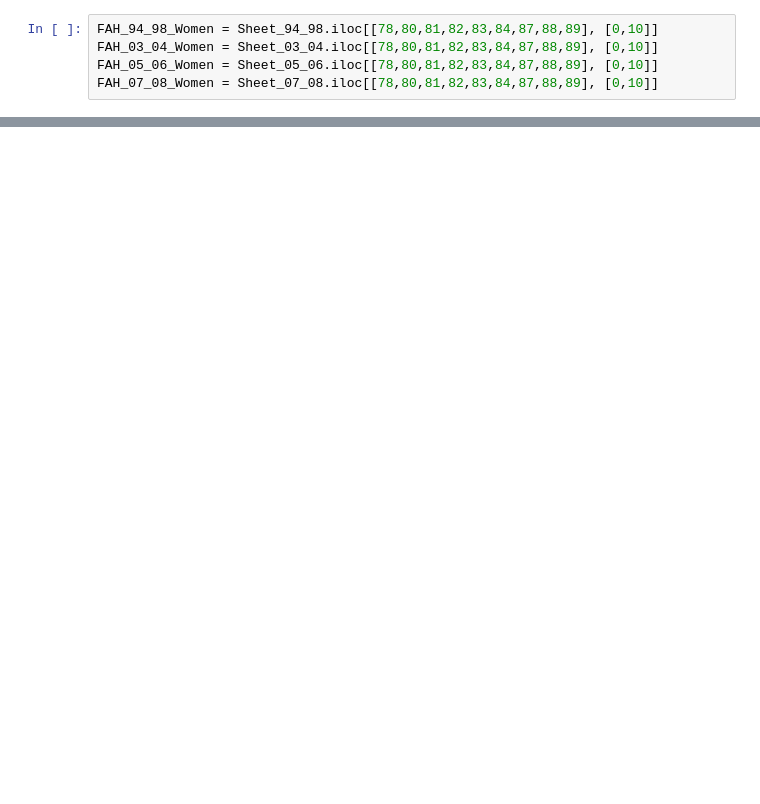
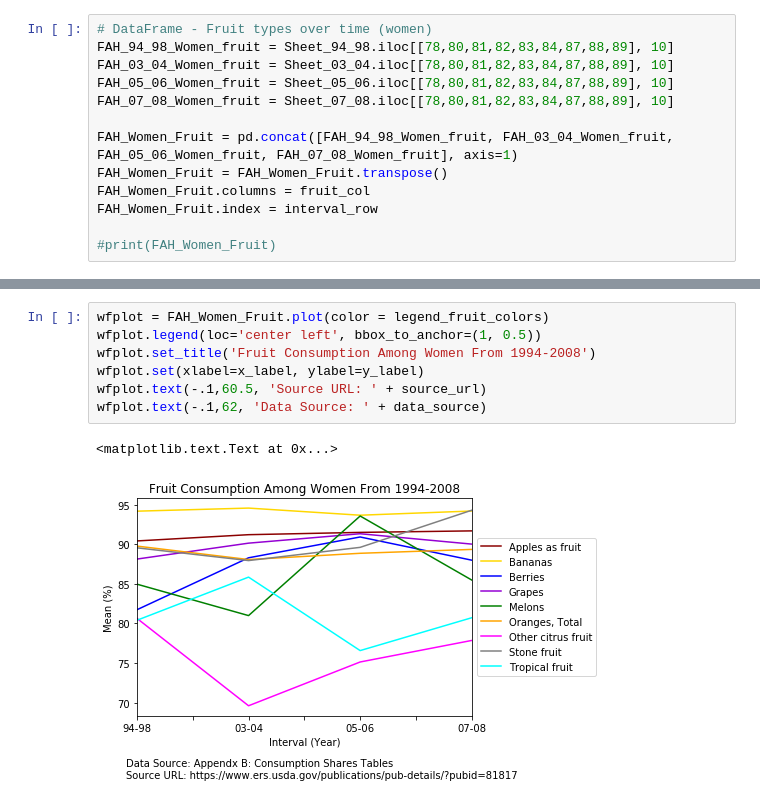
Before and after one commit to maismin/CSC59969S17HW1, a Jupyter notebook: prob2/prob2.ipynb, the cells around one changed output, grey strips where cells are left out. Saved outputs shown, nothing was run; the diff lists cells and outputs as text; blank space fills up the shorter version.

```diff
--- a/prob2/prob2.ipynb
+++ b/prob2/prob2.ipynb
@@ -29,5 +41,13 @@ print(type(FAH_Men))
 # %%
-FAH_94_98_Women = Sheet_94_98.iloc[[78,80,81,82,83,84,87,88,89], [0,10]]
-FAH_03_04_Women = Sheet_03_04.iloc[[78,80,81,82,83,84,87,88,89], [0,10]]
-FAH_05_06_Women = Sheet_05_06.iloc[[78,80,81,82,83,84,87,88,89], [0,10]]
-FAH_07_08_Women = Sheet_07_08.iloc[[78,80,81,82,83,84,87,88,89], [0,10]]
+# DataFrame - Fruit types over time (women)
+FAH_94_98_Women_fruit = Sheet_94_98.iloc[[78,80,81,82,83,84,87,88,89], 10]
+FAH_03_04_Women_fruit = Sheet_03_04.iloc[[78,80,81,82,83,84,87,88,89], 10]
+FAH_05_06_Women_fruit = Sheet_05_06.iloc[[78,80,81,82,83,84,87,88,89], 10]
+FAH_07_08_Women_fruit = Sheet_07_08.iloc[[78,80,81,82,83,84,87,88,89], 10]
+
+FAH_Women_Fruit = pd.concat([FAH_94_98_Women_fruit, FAH_03_04_Women_fruit, FAH_05_06_Women_fruit, FAH_07_08_Women_fruit], axis=1)
+FAH_Women_Fruit = FAH_Women_Fruit.transpose()
+FAH_Women_Fruit.columns = fruit_col
+FAH_Women_Fruit.index = interval_row
+
+#print(FAH_Women_Fruit)
@@ -33,0 +100,10 @@ FAH_07_08_Women = Sheet_07_08.iloc[[78,80,81,82,83,84,87,88,89], [0,10]]
+# %%
+wfplot = FAH_Women_Fruit.plot(color = legend_fruit_colors)
+wfplot.legend(loc='center left', bbox_to_anchor=(1, 0.5))
+wfplot.set_title('Fruit Consumption Among Women From 1994-2008')
+wfplot.set(xlabel=x_label, ylabel=y_label)
+wfplot.text(-.1,60.5, 'Source URL: ' + source_url)
+wfplot.text(-.1,62, 'Data Source: ' + data_source)
+# %% [output]
+<matplotlib.text.Text at 0x...>
+[figure, added]
```
Also changed, not shown: parts of 9 cells of this notebook, 1 other file.
